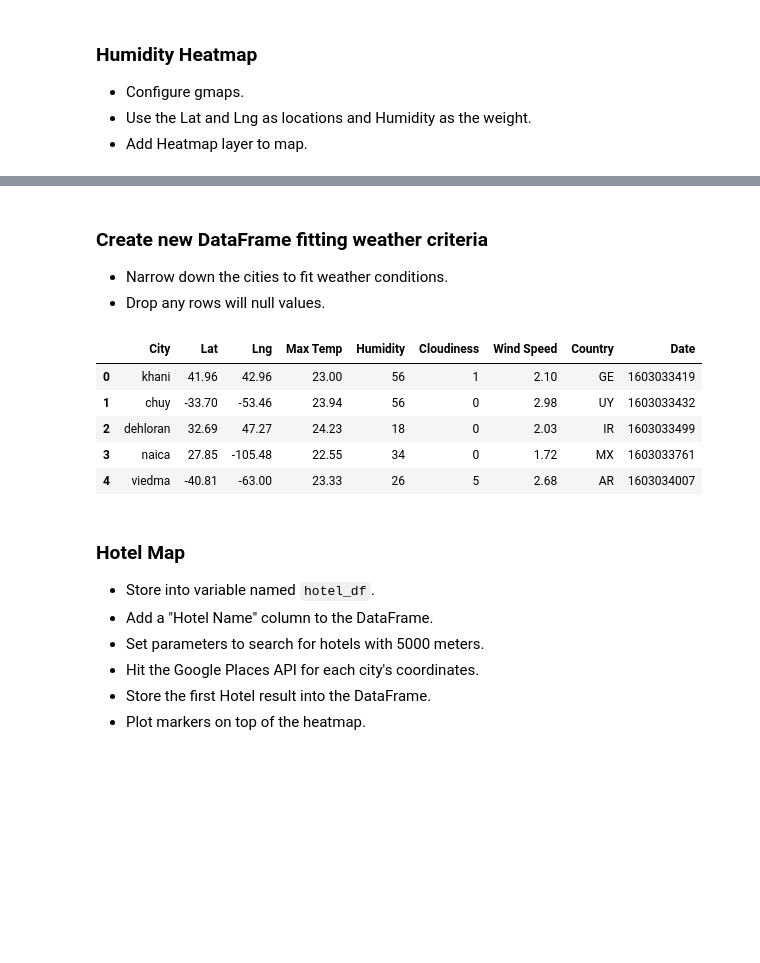
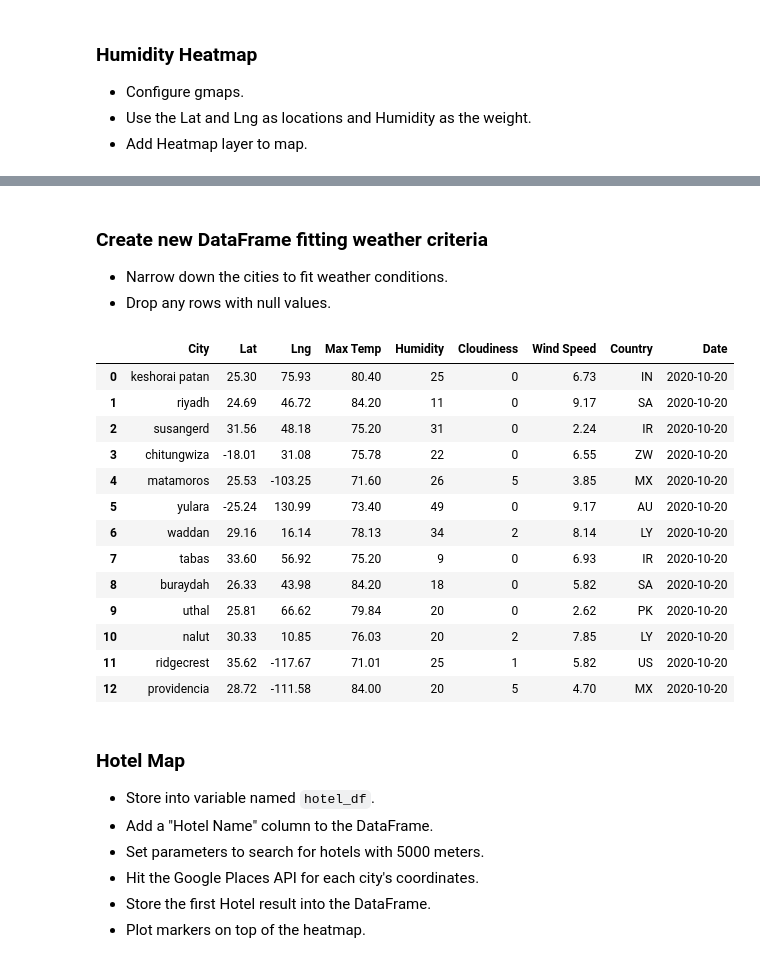
Before and after one commit to emcfarland/python-api-challenge, a Jupyter notebook: Scripts/VacationPy.ipynb, the cells around one changed output, grey strips where cells are left out. Saved outputs shown, nothing was run; the diff lists cells and outputs as text; code cells hidden in the pictures; blank space fills up the shorter version.

```diff
--- a/Scripts/VacationPy.ipynb
+++ b/Scripts/VacationPy.ipynb
@@ -57,17 +57,32 @@ fig
 # %% [markdown]
 ### Create new DataFrame fitting weather criteria
 * Narrow down the cities to fit weather conditions.
-* Drop any rows will null values.
+* Drop any rows with null values.
 # %%
-hotel_df = df.loc[(df["Max Temp"]<27) & (df["Max Temp"]>20) & (df["Cloudiness"]<20) & (df["Humidity"]<60) & (df["Wind Speed"]<4)]
-hotel_df.reset_index(drop=True)
+hotel_df = df.loc[(df["Max Temp"]<85) &
+                  (df["Max Temp"]>70) &
+                  (df["Cloudiness"]<20) &
+                  (df["Humidity"]<50) &
+                  (df["Wind Speed"]<10)]
+
+hotel_df = hotel_df.dropna(how='any')
+hotel_df = hotel_df.reset_index(drop=True)
+hotel_df
 # %% [output]
 |  | City | Lat | Lng | Max Temp | Humidity | Cloudiness | Wind Speed | Country | Date |
-| 0 | khani | 41.96 | 42.96 | 23.00 | 56 | 1 | 2.10 | GE | 1603033419 |
-| 1 | chuy | -33.70 | -53.46 | 23.94 | 56 | 0 | 2.98 | UY | 1603033432 |
-| 2 | dehloran | 32.69 | 47.27 | 24.23 | 18 | 0 | 2.03 | IR | 1603033499 |
-| 3 | naica | 27.85 | -105.48 | 22.55 | 34 | 0 | 1.72 | MX | 1603033761 |
-| 4 | viedma | -40.81 | -63.00 | 23.33 | 26 | 5 | 2.68 | AR | 1603034007 |
+| 0 | keshorai patan | 25.30 | 75.93 | 80.40 | 25 | 0 | 6.73 | IN | 2020-10-20 |
+| 1 | riyadh | 24.69 | 46.72 | 84.20 | 11 | 0 | 9.17 | SA | 2020-10-20 |
+| 2 | susangerd | 31.56 | 48.18 | 75.20 | 31 | 0 | 2.24 | IR | 2020-10-20 |
+| 3 | chitungwiza | -18.01 | 31.08 | 75.78 | 22 | 0 | 6.55 | ZW | 2020-10-20 |
+| 4 | matamoros | 25.53 | -103.25 | 71.60 | 26 | 5 | 3.85 | MX | 2020-10-20 |
+| 5 | yulara | -25.24 | 130.99 | 73.40 | 49 | 0 | 9.17 | AU | 2020-10-20 |
+| 6 | waddan | 29.16 | 16.14 | 78.13 | 34 | 2 | 8.14 | LY | 2020-10-20 |
+| 7 | tabas | 33.60 | 56.92 | 75.20 | 9 | 0 | 6.93 | IR | 2020-10-20 |
+| 8 | buraydah | 26.33 | 43.98 | 84.20 | 18 | 0 | 5.82 | SA | 2020-10-20 |
+| 9 | uthal | 25.81 | 66.62 | 79.84 | 20 | 0 | 2.62 | PK | 2020-10-20 |
+| 10 | nalut | 30.33 | 10.85 | 76.03 | 20 | 2 | 7.85 | LY | 2020-10-20 |
+| 11 | ridgecrest | 35.62 | -117.67 | 71.01 | 25 | 1 | 5.82 | US | 2020-10-20 |
+| 12 | providencia | 28.72 | -111.58 | 84.00 | 20 | 5 | 4.70 | MX | 2020-10-20 |
 # %% [markdown]
 ### Hotel Map
 * Store into variable named `hotel_df`.
```
Also changed, not shown: parts of 3 cells of this notebook, 12 other files.
